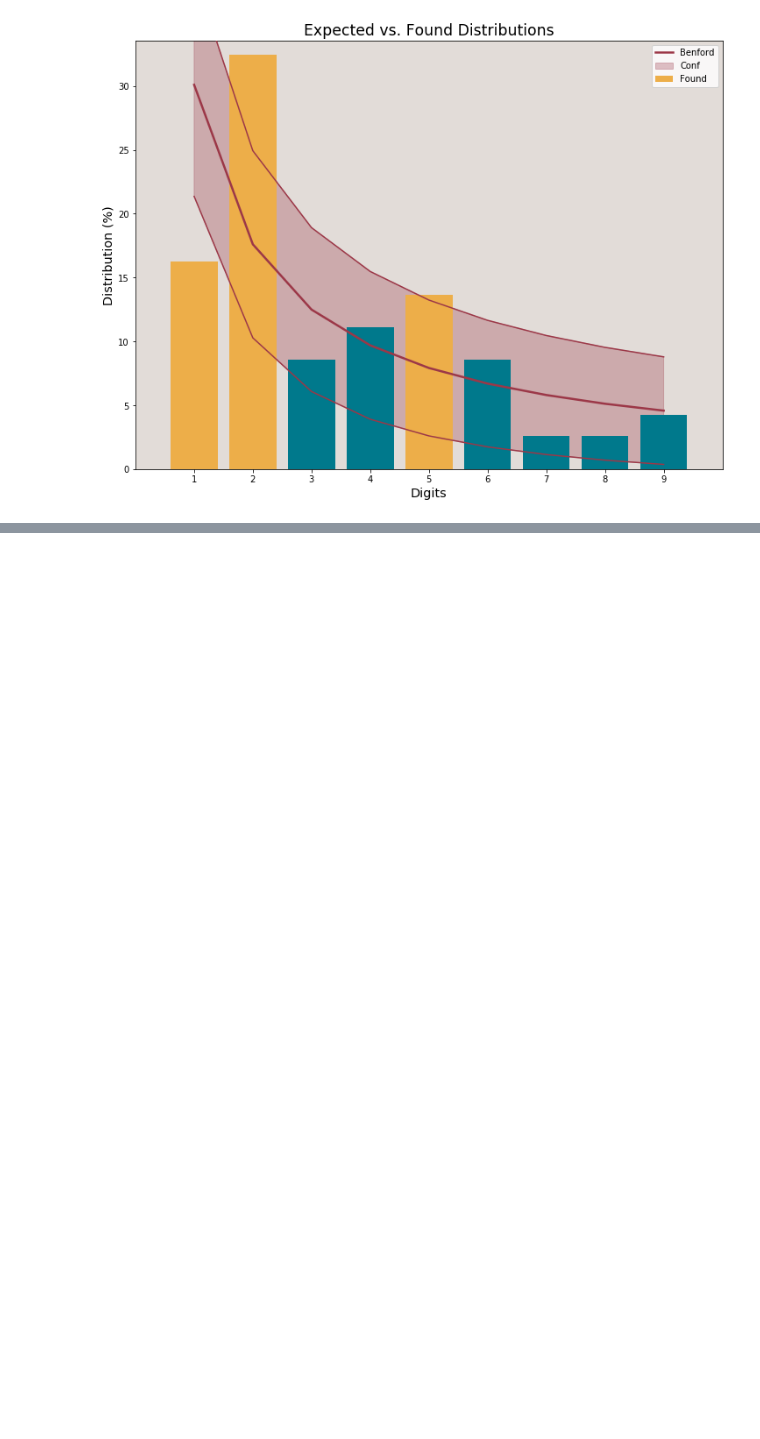
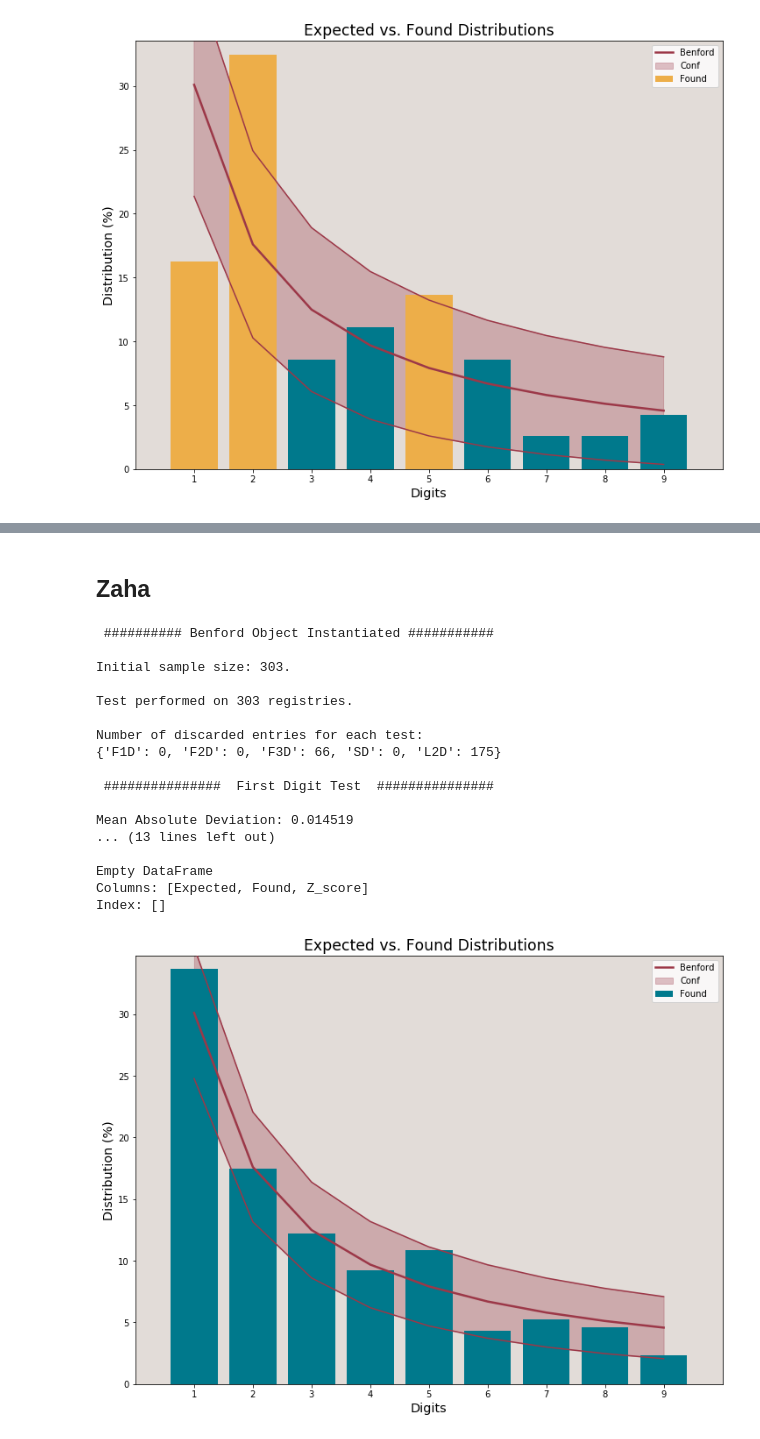
Before and after one commit to rulesilol/Teddys-Law, a Jupyter notebook: Benford Law 2.ipynb, the cells around one changed output, grey strips where cells are left out. Drawn from its saved outputs; the diff is of its cells as text; code cells hidden in the pictures; blank space fills up the shorter version.

```diff
--- a/Benford Law 2.ipynb
+++ b/Benford Law 2.ipynb
@@ -73,0 +111,24 @@ First_1_Dig
+# %% [markdown]
+## Zaha
+# %%
+benf = bf.Benford((Zaha, "Zaha"), decimals=8)
+benf.F1D.report()
+# %% [output]
+ ########## Benford Object Instantiated ###########
+
+Initial sample size: 303.
+
+Test performed on 303 registries.
+
+Number of discarded entries for each test:
+{'F1D': 0, 'F2D': 0, 'F3D': 66, 'SD': 0, 'L2D': 175}
+
+ ###############  First Digit Test  ###############
+
+Mean Absolute Deviation: 0.014519
+... (13 lines left out)
+
+Empty DataFrame
+Columns: [Expected, Found, Z_score]
+Index: []
+[figure, added]
```
Also changed, not shown: parts of 7 cells of this notebook.
